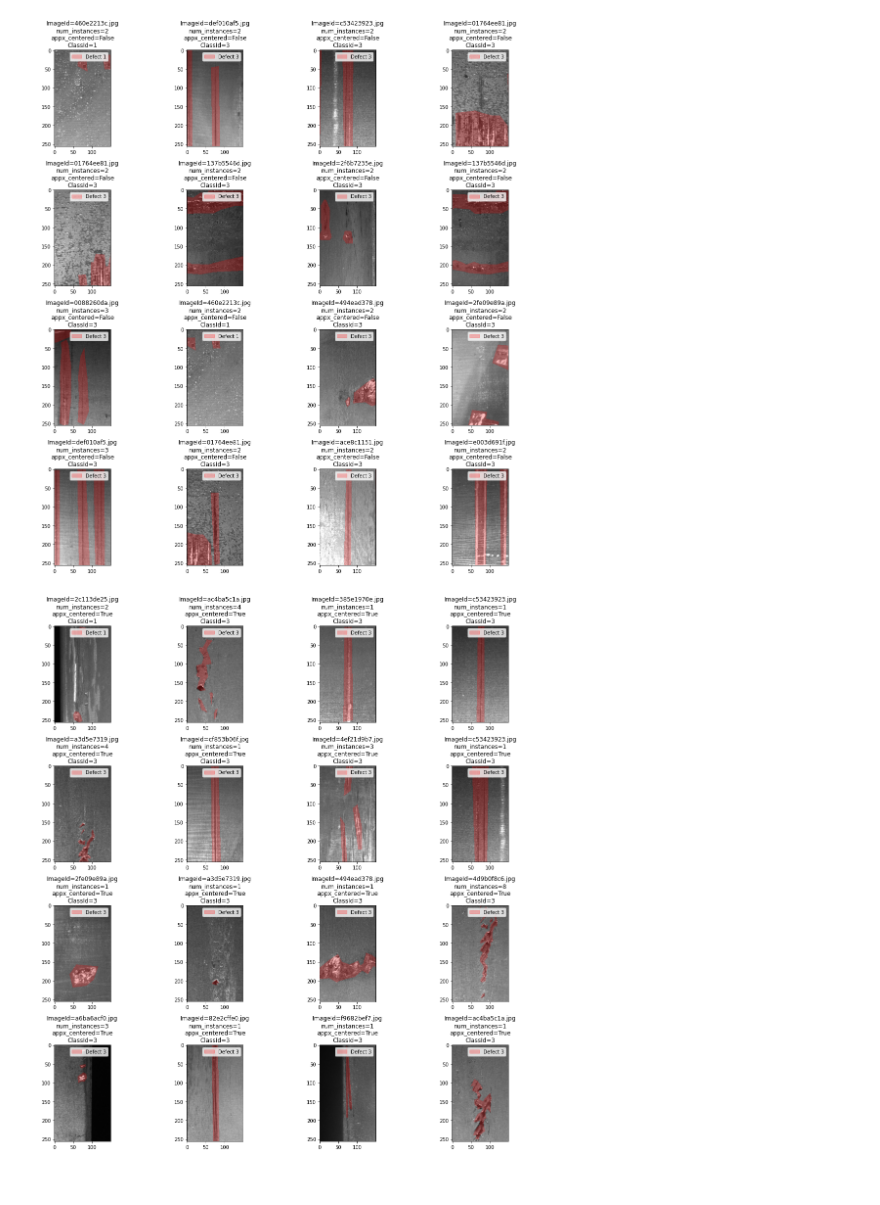
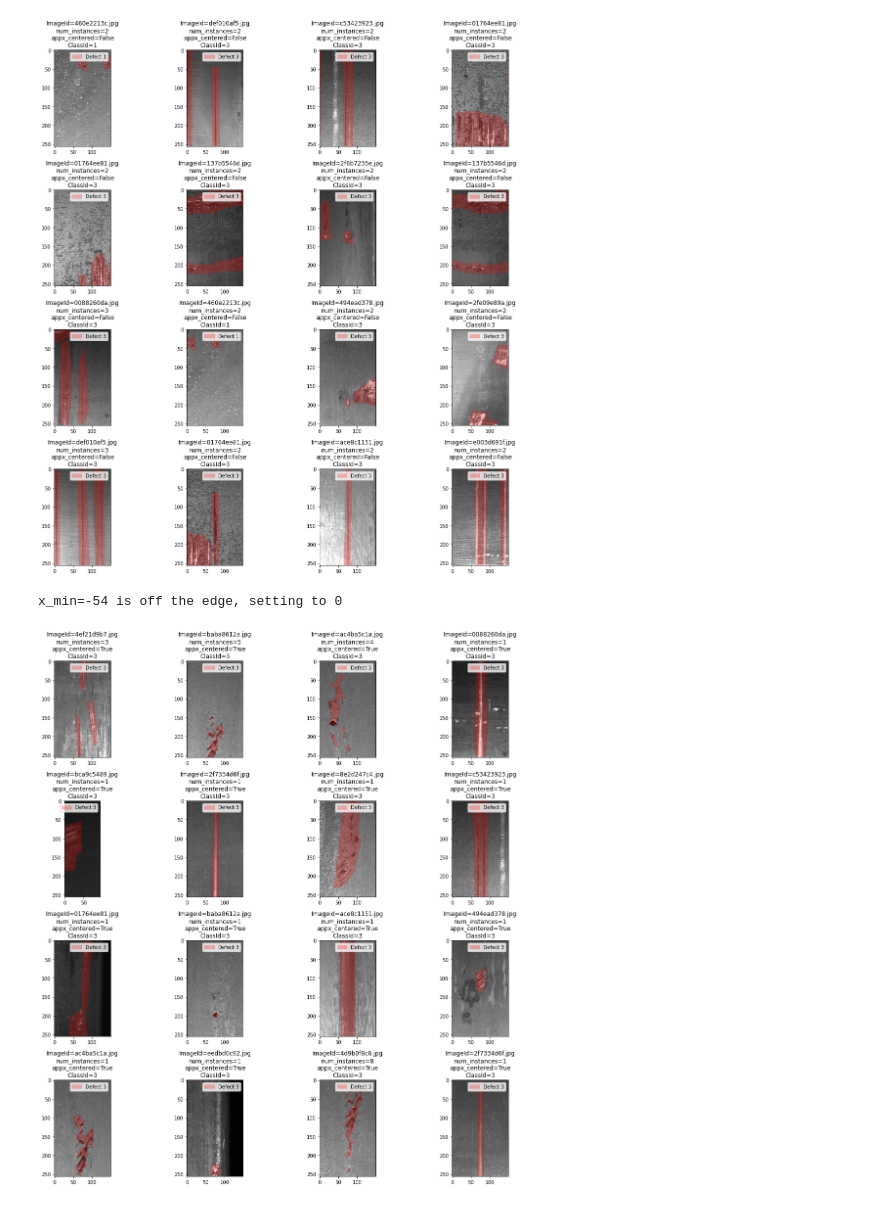
Before and after one commit to fastforwardlabs/synthetic-data-augmentation, a Jupyter notebook: notebooks/2. Instance centering & multiple exclusion.ipynb, the cells around one changed output. Saved outputs shown, nothing was run; the diff lists cells and outputs as text; code cells hidden in the pictures.

Commit message:
Filter defects based on size
Filters instance defects so that they fit entirely
within the given window size.

```diff
--- a/notebooks/2. Instance centering & multiple exclusion.ipynb
+++ b/notebooks/2. Instance centering & multiple exclusion.ipynb
@@ -24,10 +24,10 @@ instances_df
 | 152 | 97bf2a97c.jpg | 1 | 482.738328 | 471 | 494 | 5.127467 |
 153 rows × 6 columns
 # %%
-sizes = instances_df.instance_max_x - instances_df.instance_min_x
-display(sizes.describe())
-display(sizes.quantile([.9, .95, .99]))
-sizes.hist(bins=40)
+instances_df['instance_size'] = instances_df.instance_max_x - instances_df.instance_min_x
+display(instances_df.instance_size.describe())
+display(instances_df.instance_size.quantile([.9, .95, .99]))
+instances_df.instance_size.hist(bins=40)
 # %% [output]
 count     153.000000
 mean       80.163399
@@ -106,3 +106,19 @@ max        8.000000
 Name: num_instances, dtype: float64
 <AxesSubplot:>
 [figure]
+# %%
+%%time
+
+def all_instances_fit_in_window(row, df, max_size=145):
+    """
+    Given a row and a dataframe of instances, determines whether the previously computed overlapping instances
+    are all within `tol` distance of the row's instance center.
+    """
+    overlapping = df.loc[row.overlapping_instances]
+    return np.all(overlapping.instance_size <= max_size)
+
+instances_df['all_instances_fit_in_window'] = instances_df.apply(
+    lambda row: all_instances_fit_in_window(row, instances_df),
+    axis=1
+)
+instances_df
@@ -173,23 +211,25 @@ plt.tight_layout()
 # %%
 fig, axes = plt.subplots(4, 4, figsize=(16, 16))
 
 train_df = pd.read_csv('../data/train.csv')
 mask = instances_df.all_overlapping_appx_centered == True
+mask &= instances_df.all_instances_fit_in_window
 for ax, row in zip(axes.flat, instances_df[mask].sample(frac=1, random_state=42).itertuples()):
     ax.set_title(f'ImageId={row.ImageId}\nnum_instances={row.num_instances}\nappx_centered=True\nClassId={row.ClassId}')
     hw = WINDOW_SIZE // 2
     x_min, x_max = int(row.instance_center_x - hw), int(row.instance_center_x + hw)
     if x_min < 0:
         print(f'x_min={x_min} is off the edge, setting to 0')
         x_min = 0
     if x_max > 1600:
         print(f'x_max={x_max} is off the edge, setting to 1600')
         x_max = 1600
     display_img_with_mask(train_df, row.ImageId, x_window=(x_min, x_max), ax=ax)
 
 plt.tight_layout()
 # %% [output]
+x_min=-54 is off the edge, setting to 0
-[figure, old version]
+[figure, new version]
 # %%
 instances_df[instances_df.all_overlapping_appx_centered].describe()
 # %% [output]
```
Also changed, not shown: parts of 8 cells of this notebook, 2 other files.
